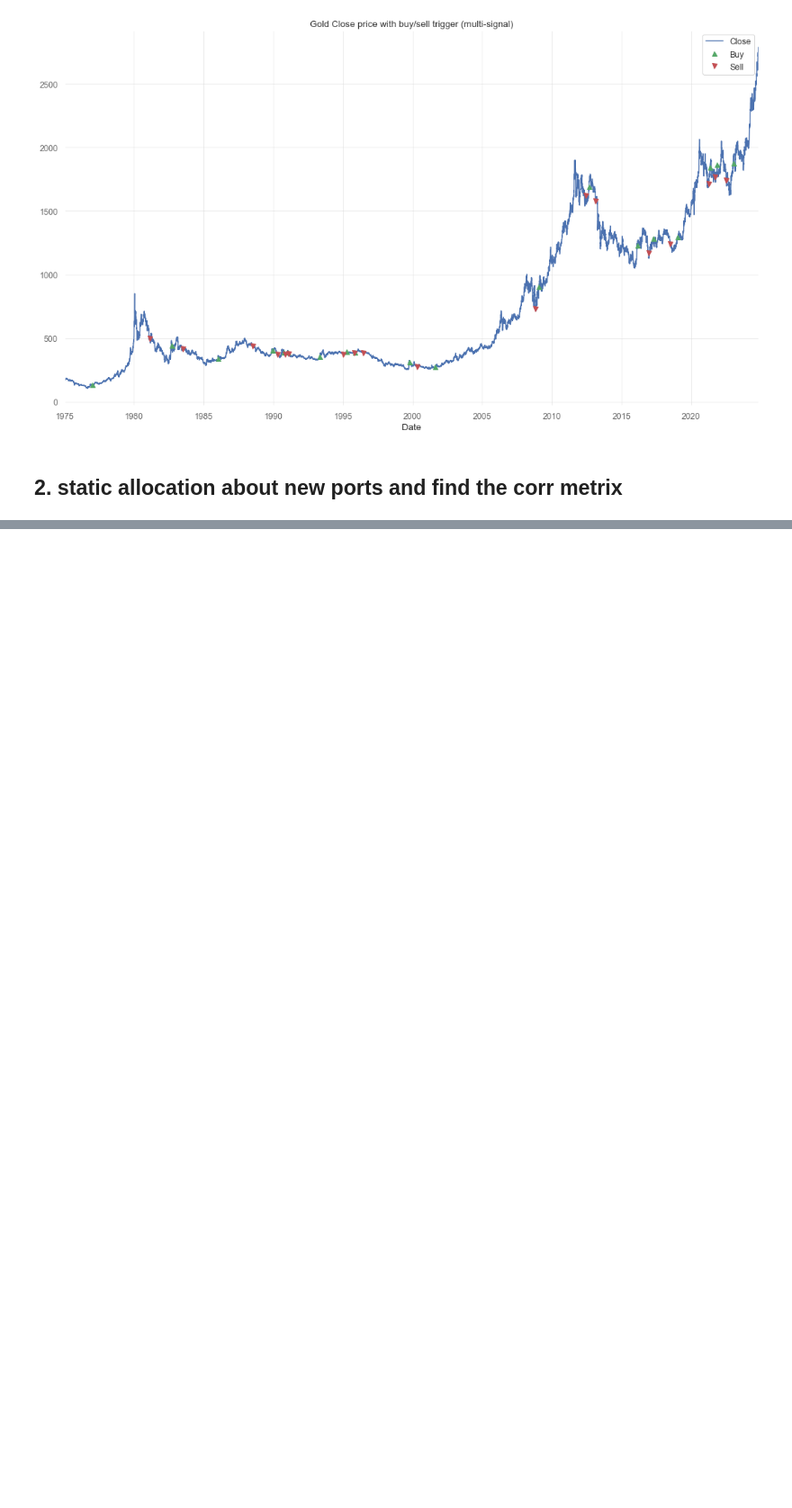
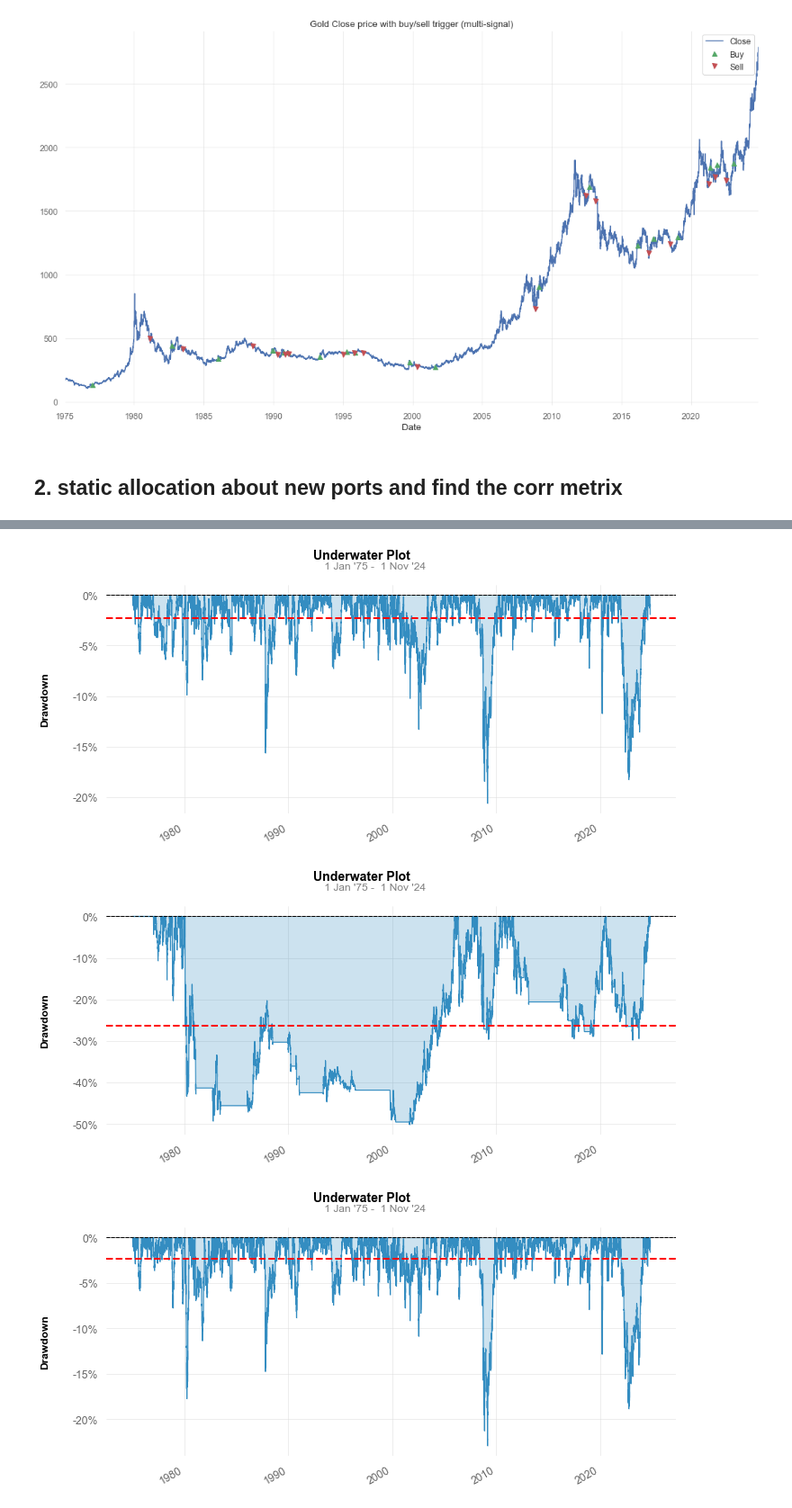
Before and after one commit to MarkAngeloMP/Low-Tide-Capital-Management, a Jupyter notebook: src/mixedanaylsis.ipynb, the cells around one changed output, grey strips where cells are left out. Shown: that part at 90% size. Drawn from its saved outputs; the diff is of its cells as text; code cells hidden in the pictures; blank space fills up the shorter version.

```diff
--- a/src/mixedanaylsis.ipynb
+++ b/src/mixedanaylsis.ipynb
@@ -104,0 +127,10 @@ sns.heatmap(corr, annot=True, cmap='coolwarm', ax=ax)
+# %%
+def maxdrawdown_details(name, data):
+    qs.plots.drawdown(data, subtitle=name+' Max Drawdown')
+
+for key, val in specified_dict.items():
+    fig = maxdrawdown_details(key, val)
+# %% [output]
+[figure, added]
+[figure, added]
+[figure, added]
```
Also changed, not shown: parts of 8 cells of this notebook, 4 other files.
